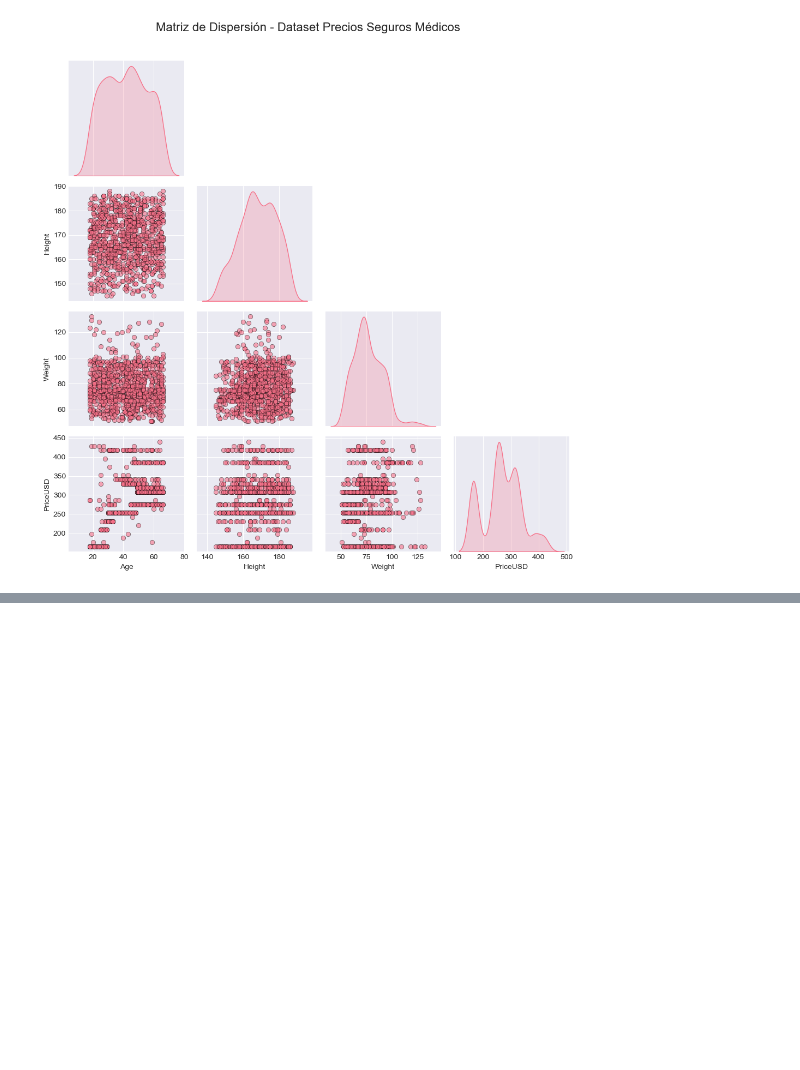
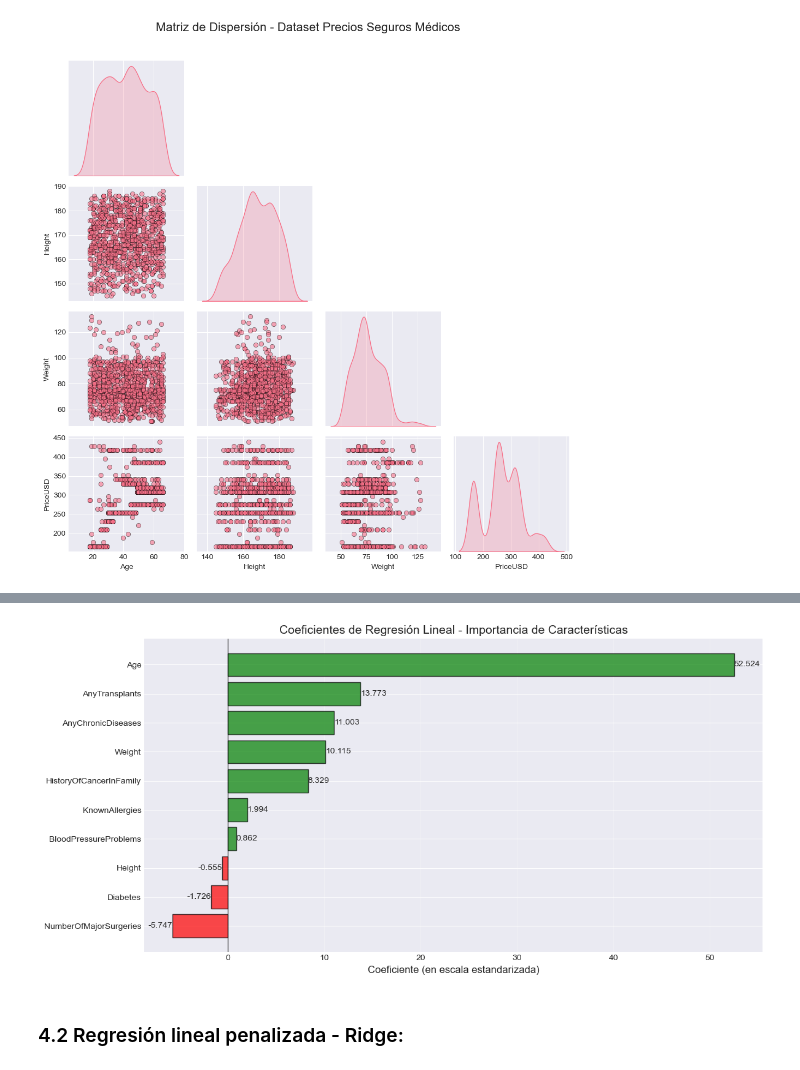
Before and after one commit to AleCarregha/Proyecto_Final_Mineria_INNOVAdores, a Jupyter notebook: Proyecto_final.ipynb, the cells around one changed output, grey strips where cells are left out. Drawn from its saved outputs; the diff is of its cells as text; code cells hidden in the pictures; blank space fills up the shorter version.

```diff
--- a/Proyecto_final.ipynb
+++ b/Proyecto_final.ipynb
@@ -490,0 +682,9 @@ Generando visualizaciones...
+# %%
+# Estandarización de características
+scaler = StandardScaler()
+X_train_scaled = scaler.fit_transform(X_train)
+X_test_scaled = scaler.transform(X_test)
+
+print("Datos estandarizados para Ridge, Lasso y Elastic Net")
+print(f"Media de X_train_scaled: {X_train_scaled.mean(axis=0).round(10)}")
+print(f"Desviación estándar de X_train_scaled: {X_train_scaled.std(axis=0).round(2)}")
@@ -490,0 +769,25 @@ Generando visualizaciones...
+# %%
+# Visualización de coeficientes
+fig, ax = plt.subplots(figsize=(12, 6))
+
+coef_df_sorted = coef_df.sort_values('Coeficiente')
+colors = ['red' if c < 0 else 'green' for c in coef_df_sorted['Coeficiente']]
+
+bars = ax.barh(coef_df_sorted['Característica'], coef_df_sorted['Coeficiente'], color=colors, alpha=0.7, edgecolor='black')
+ax.set_xlabel('Coeficiente (en escala estandarizada)', fontsize=12)
+ax.set_title('Coeficientes de Regresión Lineal - Importancia de Características', fontsize=14)
+ax.axvline(x=0, color='black', linestyle='-', linewidth=0.8)
+ax.grid(True, alpha=0.3, axis='x')
+
+# Añadir valores
+for bar in bars:
+    width = bar.get_width()
+    ax.text(width, bar.get_y() + bar.get_height()/2, f'{width:.3f}',
+            ha='left' if width > 0 else 'right', va='center', fontsize=10)
+
+plt.tight_layout()
+plt.show()
+# %% [output]
+[figure, added]
+# %% [markdown]
+### 4.2 Regresión lineal penalizada - Ridge:
```
Also changed, not shown: parts of 41 cells of this notebook, 6 other files.
